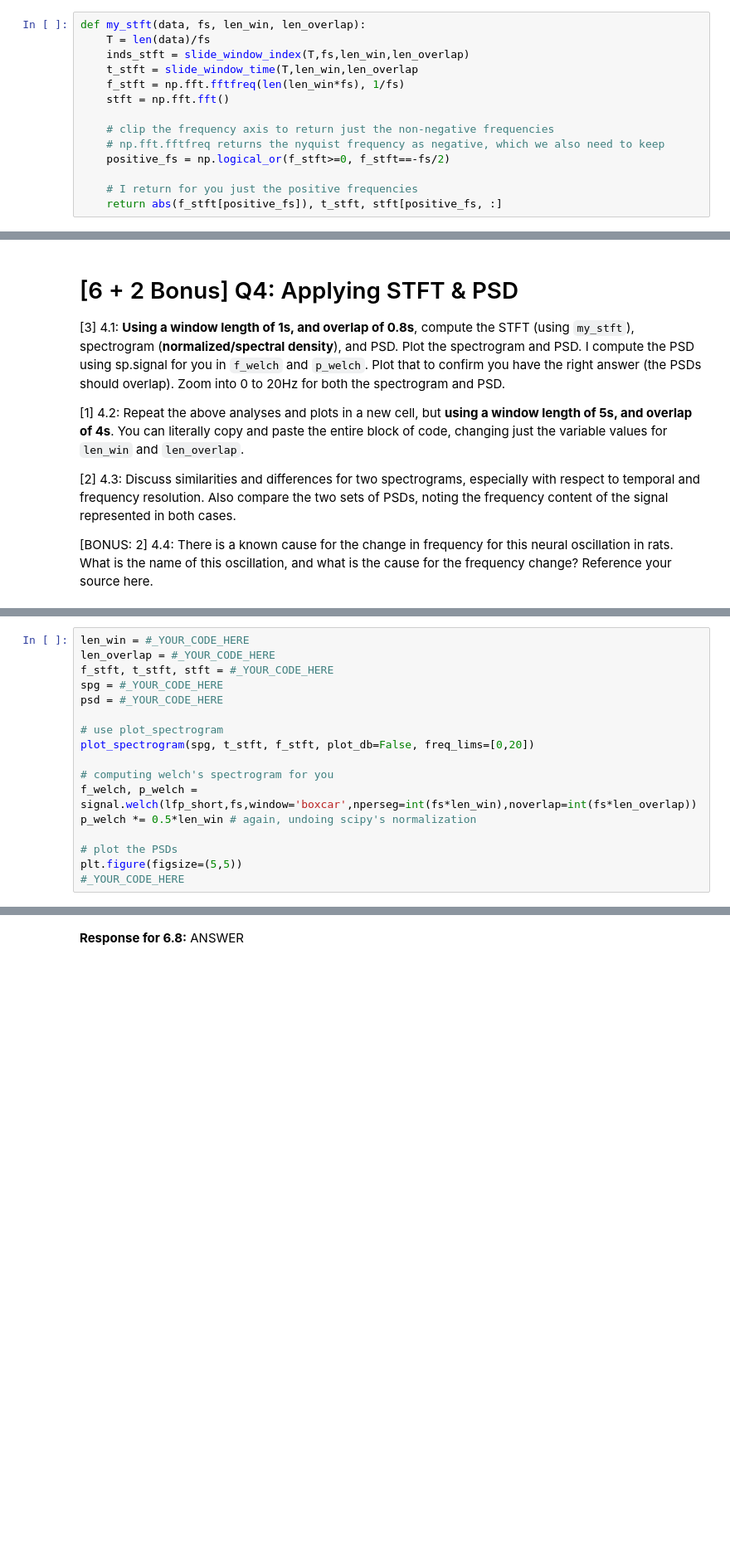
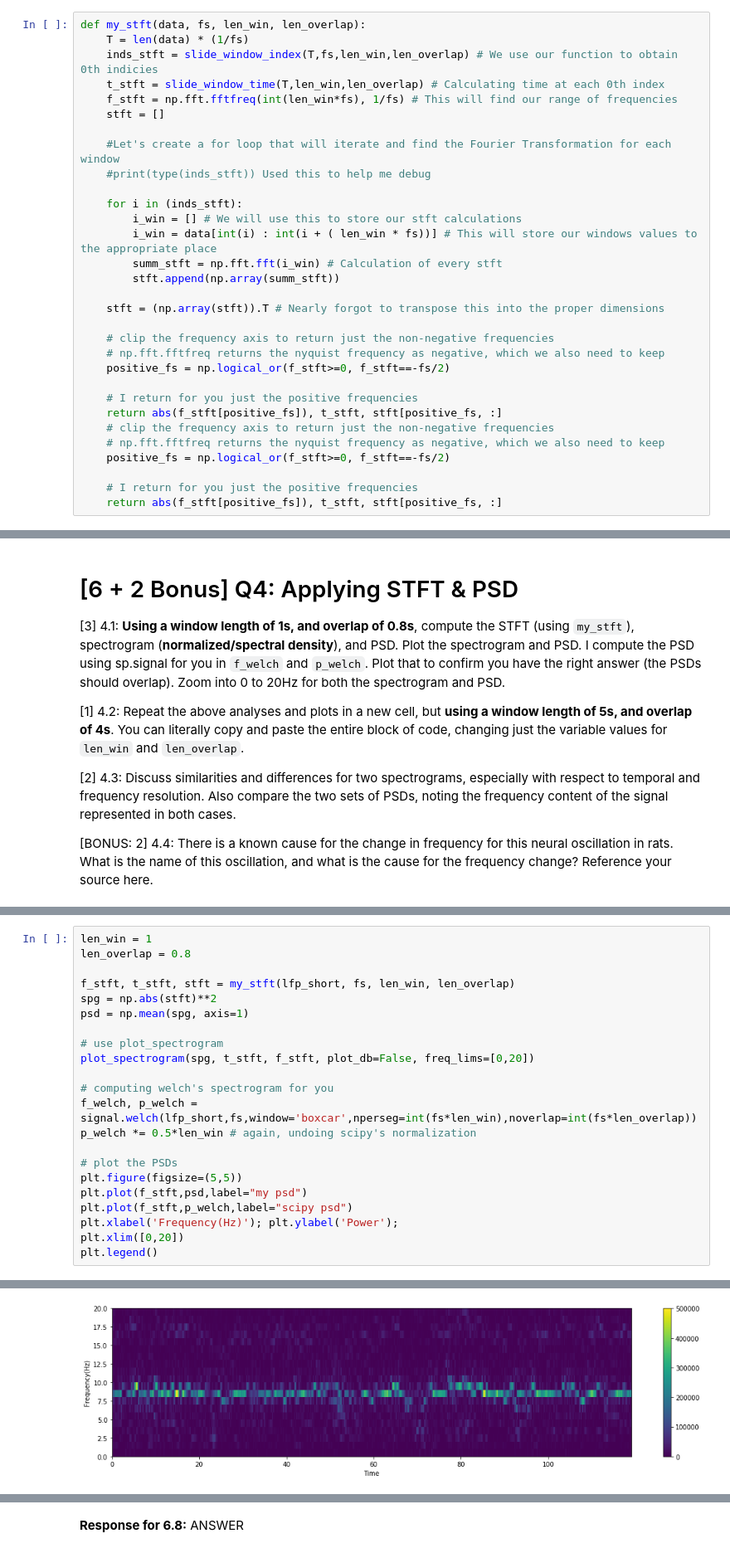
Before and after one commit to Gideo562/COGS118C, a Jupyter notebook: Assignments/A3-TimeFrequencyFiltering.ipynb, the cells around one changed output, grey strips where cells are left out. Shown at 83% size. Saved outputs shown, nothing was run; the diff lists cells and outputs as text; blank space fills up the shorter version.

```diff
--- a/Assignments/A3-TimeFrequencyFiltering.ipynb
+++ b/Assignments/A3-TimeFrequencyFiltering.ipynb
@@ -285,10 +285,21 @@ You can either loop through the time series and compute the Fourier transform of
 # %%
 def my_stft(data, fs, len_win, len_overlap):
-    T = len(data)/fs
-    inds_stft = slide_window_index(T,fs,len_win,len_overlap)
-    t_stft = slide_window_time(T,len_win,len_overlap
-    f_stft = np.fft.fftfreq(len(len_win*fs), 1/fs)
-    stft = np.fft.fft()
+    T = len(data) * (1/fs)
+    inds_stft = slide_window_index(T,fs,len_win,len_overlap) # We use our function to obtain 0th indicies
+    t_stft = slide_window_time(T,len_win,len_overlap) # Calculating time at each 0th index
+    f_stft = np.fft.fftfreq(int(len_win*fs), 1/fs) # This will find our range of frequencies
+    stft = []
+
+    #Let's create a for loop that will iterate and find the Fourier Transformation for each window
+    #print(type(inds_stft)) Used this to help me debug
+
+    for i in (inds_stft):
+        i_win = [] # We will use this to store our stft calculations
+        i_win = data[int(i) : int(i + ( len_win * fs))] # This will store our windows values to the appropriate place
+        summ_stft = np.fft.fft(i_win) # Calculation of every stft
+        stft.append(np.array(summ_stft))
+
+    stft = (np.array(stft)).T # Nearly forgot to transpose this into the proper dimensions
 
     # clip the frequency axis to return just the non-negative frequencies
     # np.fft.fftfreq returns the nyquist frequency as negative, which we also need to keep
@@ -296,3 +307,9 @@ def my_stft(data, fs, len_win, len_overlap):
 
     # I return for you just the positive frequencies
     return abs(f_stft[positive_fs]), t_stft, stft[positive_fs, :]
+    # clip the frequency axis to return just the non-negative frequencies
+    # np.fft.fftfreq returns the nyquist frequency as negative, which we also need to keep
+    positive_fs = np.logical_or(f_stft>=0, f_stft==-fs/2)
+
+    # I return for you just the positive frequencies
+    return abs(f_stft[positive_fs]), t_stft, stft[positive_fs, :]
@@ -365,9 +403,10 @@ Sampling rate = 1250Hz
 # %%
-len_win = #_YOUR_CODE_HERE
-len_overlap = #_YOUR_CODE_HERE
-f_stft, t_stft, stft = #_YOUR_CODE_HERE
-spg = #_YOUR_CODE_HERE
-psd = #_YOUR_CODE_HERE
+len_win = 1
+len_overlap = 0.8
+
+f_stft, t_stft, stft = my_stft(lfp_short, fs, len_win, len_overlap)
+spg = np.abs(stft)**2
+psd = np.mean(spg, axis=1)
 
 # use plot_spectrogram
 plot_spectrogram(spg, t_stft, f_stft, plot_db=False, freq_lims=[0,20])
@@ -378,4 +417,9 @@ p_welch *= 0.5*len_win # again, undoing scipy's normalization
 
 # plot the PSDs
 plt.figure(figsize=(5,5))
-#_YOUR_CODE_HERE
+plt.plot(f_stft,psd,label="my psd")
+plt.plot(f_stft,p_welch,label="scipy psd")
+plt.xlabel('Frequency(Hz)'); plt.ylabel('Power');
+plt.xlim([0,20])
+plt.legend()
+# %% [output]
@@ -381,0 +428 @@ plt.figure(figsize=(5,5))
+[figure, added]
```
Also changed, not shown: parts of 19 cells of this notebook.
